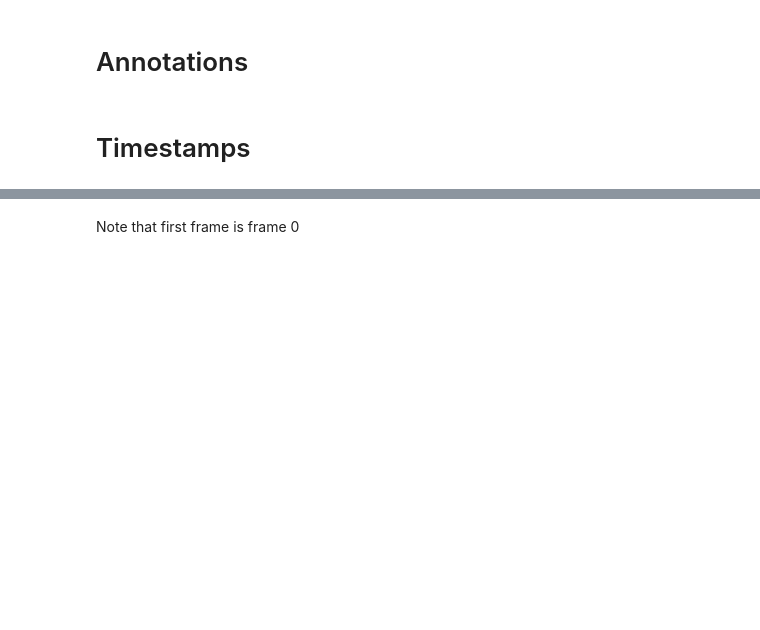
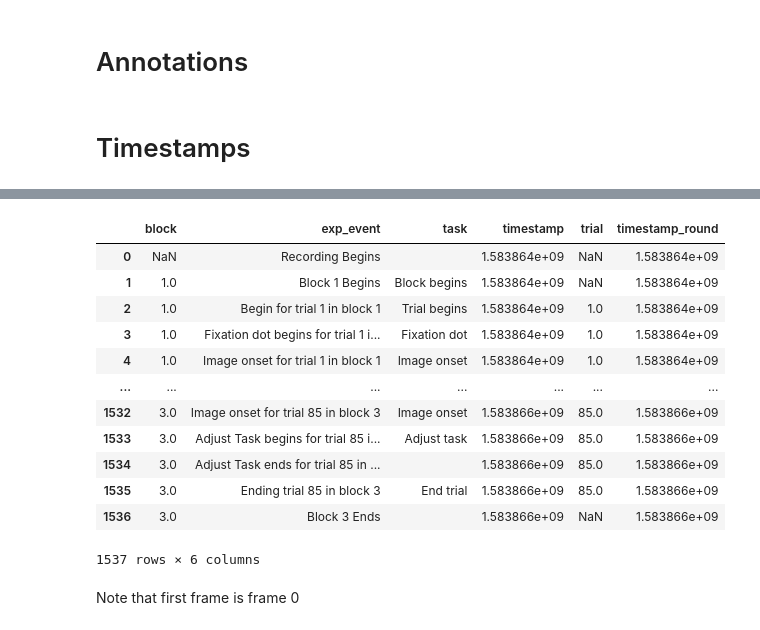
Before and after one commit to selzha/SD_radiology_EM, a Jupyter notebook: main.ipynb, the cells around one changed output, grey strips where cells are left out. Cells and saved outputs as stored; diff of their text form; code cells hidden in the pictures; blank space fills up the shorter version.

```diff
--- a/main.ipynb
+++ b/main.ipynb
@@ -35,7 +39,7 @@ from find_blob import find_blob
 datapath = os.getcwd() + '/data/'
 
 if platform.system() == 'Darwin':
-    EM_path = '/Users/teresa/Dropbox/Naive_Spring_Eye_Recordings_TCB/Subject_CG/003/'
+    EM_path = '/Users/selena_zhang/Desktop/eyedata/subjectCG/003/'
 elif platform.system() == 'Linux':
     EM_path = '/home/teresa/Documents/Naive_Spring_Eye_Recordings/Subject_CG/003/'
 # %%
@@ -148,3 +193,19 @@ annotation_data['timestamp_round'] = round(annotation_data['timestamp'], 4)
+# %%
+annotation_data
+# %% [output]
+|  | block | exp_event | task | timestamp | trial | timestamp_round |
+| 0 | NaN | Recording Begins |  | 1.583864e+09 | NaN | 1.583864e+09 |
+| 1 | 1.0 | Block 1 Begins | Block begins | 1.583864e+09 | NaN | 1.583864e+09 |
+| 2 | 1.0 | Begin for trial 1 in block 1 | Trial begins | 1.583864e+09 | 1.0 | 1.583864e+09 |
+| 3 | 1.0 | Fixation dot begins for trial 1 i... | Fixation dot | 1.583864e+09 | 1.0 | 1.583864e+09 |
+| 4 | 1.0 | Image onset for trial 1 in block 1 | Image onset | 1.583864e+09 | 1.0 | 1.583864e+09 |
+| ... | ... | ... | ... | ... | ... | ... |
+| 1532 | 3.0 | Image onset for trial 85 in block 3 | Image onset | 1.583866e+09 | 85.0 | 1.583866e+09 |
+| 1533 | 3.0 | Adjust Task begins for trial 85 i... | Adjust task | 1.583866e+09 | 85.0 | 1.583866e+09 |
+| 1534 | 3.0 | Adjust Task ends for trial 85 in ... |  | 1.583866e+09 | 85.0 | 1.583866e+09 |
+| 1535 | 3.0 | Ending trial 85 in block 3 | End trial | 1.583866e+09 | 85.0 | 1.583866e+09 |
+| 1536 | 3.0 | Block 3 Ends |  | 1.583866e+09 | NaN | 1.583866e+09 |
+1537 rows × 6 columns
 # %% [markdown]
 Note that first frame is frame 0
 # %%
```
Also changed, not shown: parts of 41 cells of this notebook.
